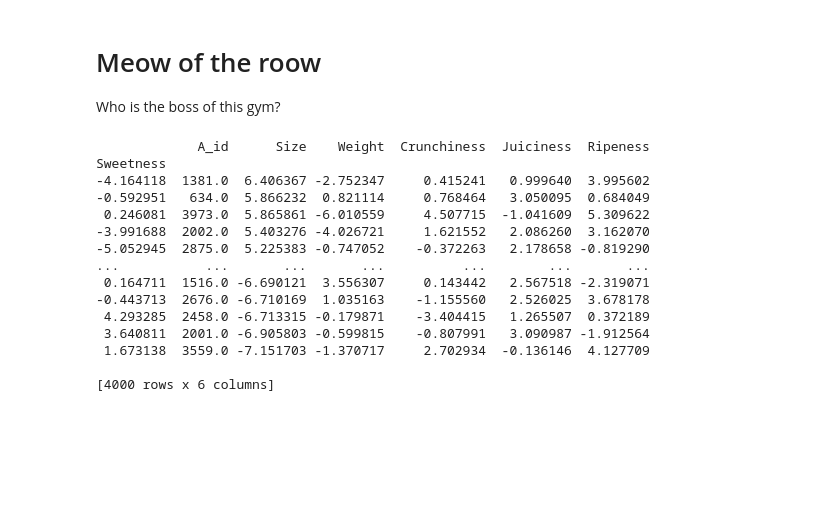
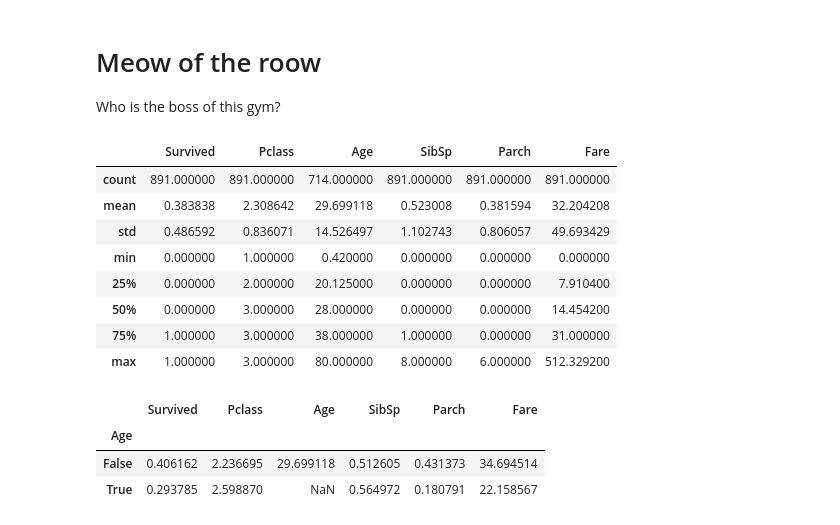
Before and after one commit to StrangestDuke/WSRStuff, a Jupyter notebook: Untitled1.ipynb, the cells around one changed output. Drawn from its saved outputs; the diff is of its cells as text; code cells hidden in the pictures; blank space fills up the shorter version.

```diff
--- a/Untitled1.ipynb
+++ b/Untitled1.ipynb
@@ -2,37 +2,41 @@
 # Meow of the roow
 Who is the boss of this gym?
 # %%
+#Libraries import
 import pandas as pd
 import yaml
 import json
 import sys
-import numpy
+import numpy as np
+from matplotlib import pyplot as plt
+import matplotlib.cm as cm
+import seaborn as sns
 
-numpy.set_printoptions(threshold=4000)
-irisdf = pd.DataFrame(columns=pd.read_csv('files to parse/apple_quality.csv').columns)
-for irisd in pd.read_csv('files to parse/apple_quality.csv', chunksize=1000):
-    irisdf = pd.concat([irisdf, irisd])
+#Datasets import
+train_df = pd.read_csv('files to parse/Titanic/train.csv')
+test_df = pd.read_csv('files to parse/Titanic/test.csv')
 
+#Drop all categorical features(Чистим фрейм от даты, что не особо сильно будет
+#влиять на конечные данные)
 
-df = irisdf.drop(["Acidity", "Quality"], axis=1)
-testing = df.groupby(["Sweetness"]).mean().sort_values('Size', ascending=False)
-print(testing)
-irisdf.reset_index(drop=True, inplace=True)
-with open('Apples_Grouped_By_Sweetness.json', 'w') as file:
-    documents = json.dump(testing.to_dict(orient="records"), file, indent=2)
+cat_feat = ['PassengerId','Name', 'Sex','Ticket', 'Cabin', 'Embarked']
+train_df.drop(cat_feat, axis = 1, inplace=True )
-# %% [output]
-             A_id      Size    Weight  Crunchiness  Juiciness  Ripeness
-Sweetness
--4.164118  1381.0  6.406367 -2.752347     0.415241   0.999640  3.995602
--0.592951   634.0  5.866232  0.821114     0.768464   3.050095  0.684049
- 0.246081  3973.0  5.865861 -6.010559     4.507715  -1.041609  5.309622
--3.991688  2002.0  5.403276 -4.026721     1.621552   2.086260  3.162070
--5.052945  2875.0  5.225383 -0.747052    -0.372263   2.178658 -0.819290
-...           ...       ...       ...          ...        ...       ...
- 0.164711  1516.0 -6.690121  3.556307     0.143442   2.567518 -2.319071
--0.443713  2676.0 -6.710169  1.035163    -1.155560   2.526025  3.678178
- 4.293285  2458.0 -6.713315 -0.179871    -3.404415   1.265507  0.372189
- 3.640811  2001.0 -6.905803 -0.599815    -0.807991   3.090987 -1.912564
- 1.673138  3559.0 -7.151703 -1.370717     2.702934  -0.136146  4.127709
-
-[4000 rows x 6 columns]
+# %%
+train_df.describe()
+# %% [output]
+|  | Survived | Pclass | Age | SibSp | Parch | Fare |
+| count | 891.000000 | 891.000000 | 714.000000 | 891.000000 | 891.000000 | 891.000000 |
+| mean | 0.383838 | 2.308642 | 29.699118 | 0.523008 | 0.381594 | 32.204208 |
+| std | 0.486592 | 0.836071 | 14.526497 | 1.102743 | 0.806057 | 49.693429 |
+| min | 0.000000 | 1.000000 | 0.420000 | 0.000000 | 0.000000 | 0.000000 |
+| 25% | 0.000000 | 2.000000 | 20.125000 | 0.000000 | 0.000000 | 7.910400 |
+| 50% | 0.000000 | 3.000000 | 28.000000 | 0.000000 | 0.000000 | 14.454200 |
+| 75% | 1.000000 | 3.000000 | 38.000000 | 1.000000 | 0.000000 | 31.000000 |
+| max | 1.000000 | 3.000000 | 80.000000 | 8.000000 | 6.000000 | 512.329200 |
+# %%
+train_df.groupby(train_df['Age'].isnull()).mean()
+# %% [output]
+|  | Survived | Pclass | Age | SibSp | Parch | Fare |
+| Age |  |  |  |  |  |  |
+| False | 0.406162 | 2.236695 | 29.699118 | 0.512605 | 0.431373 | 34.694514 |
+| True | 0.293785 | 2.598870 | NaN | 0.564972 | 0.180791 | 22.158567 |
```
Also changed, not shown: parts of 6 cells of this notebook, 6 other files.
